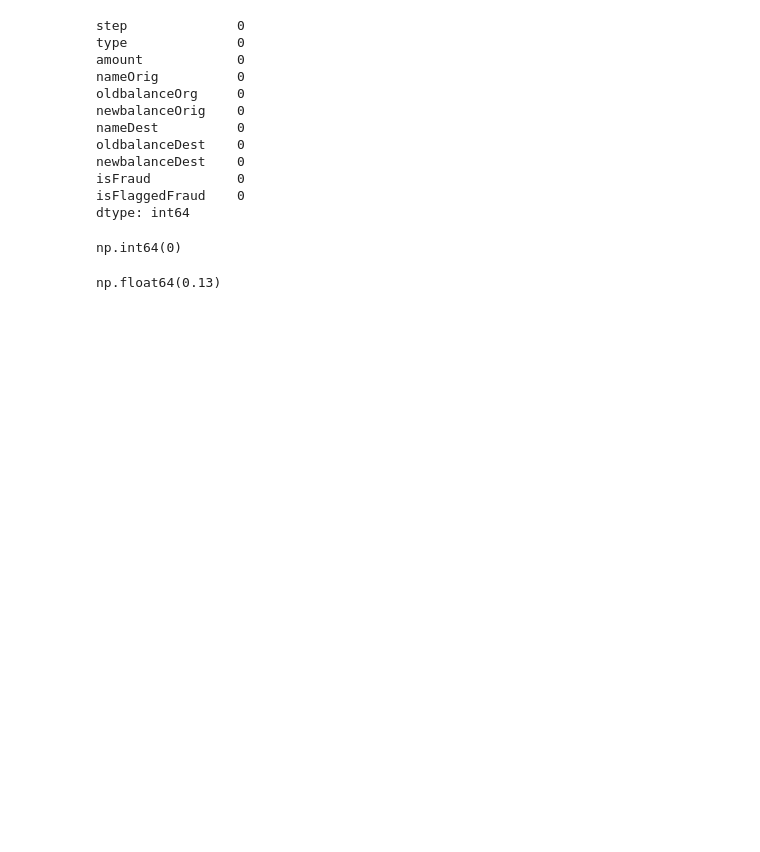
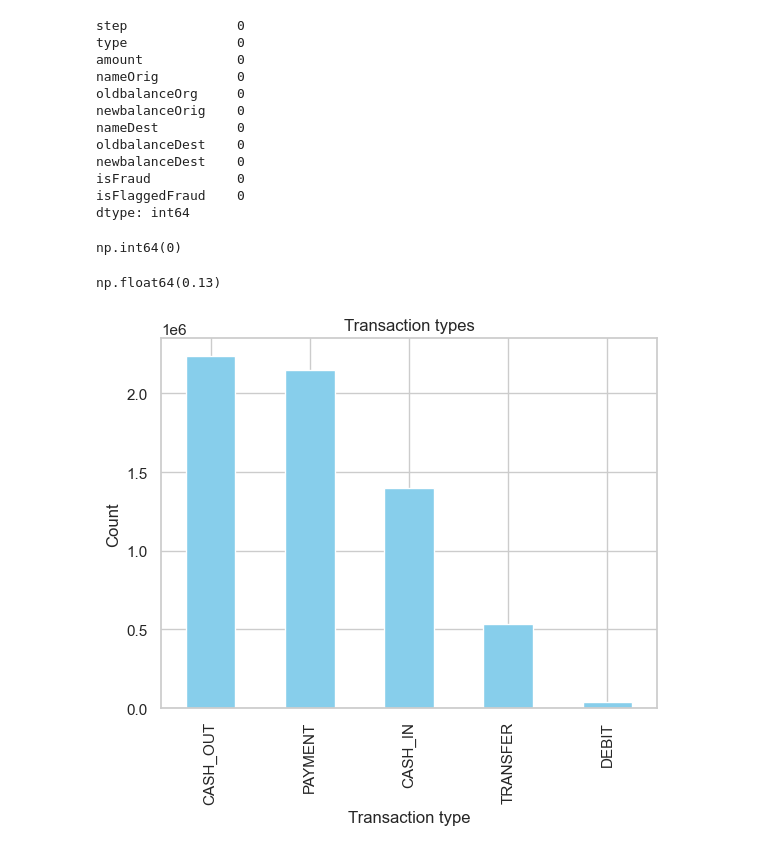
Before and after one commit to KeyaRaniMondal/Learning-AI-ML-AI-Agents, a Jupyter notebook: ML Projects/fraudDetectionUsingML.ipynb, the cells around one changed output. Drawn from its saved outputs; the diff is of its cells as text; code cells hidden in the pictures; blank space fills up the shorter version.

Commit message:
analyzing dataset using different diagrams

```diff
--- a/ML Projects/fraudDetectionUsingML.ipynb
+++ b/ML Projects/fraudDetectionUsingML.ipynb
@@ -90,3 +90,10 @@ round((dataset["isFraud"].value_counts()[1]/dataset.shape[0])*100,2)
 #Percentage (in decimal form) of fraud cases in the dataset.
 # %% [output]
 np.float64(0.13)
+# %%
+dataset["type"].value_counts().plot(kind="bar",title="Transaction types",color="skyblue")
+plt.xlabel("Transaction type")
+plt.ylabel("Count")
+plt.show()
+# %% [output]
+[figure, added]
```
Also changed, not shown: parts of 7 cells of this notebook.
